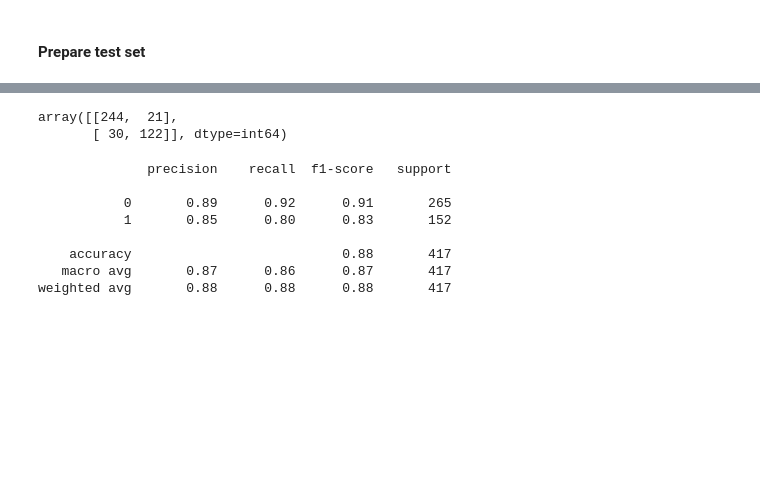
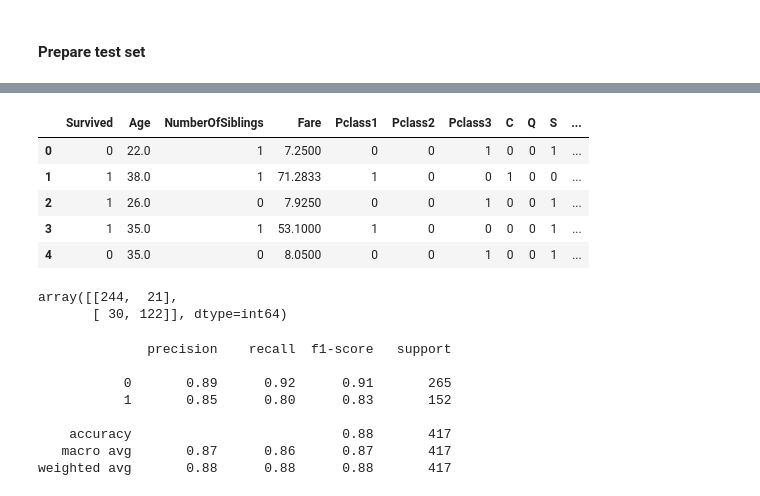
Before and after one commit to bartoszpiechnik25/DataScience, a Jupyter notebook: Titanic.ipynb, the cells around one changed output, grey strips where cells are left out. Saved outputs shown, nothing was run; the diff lists cells and outputs as text; code cells hidden in the pictures; blank space fills up the shorter version.

Commit message:
Finished Titanic Project

```diff
--- a/Titanic.ipynb
+++ b/Titanic.ipynb
@@ -314,10 +318,18 @@ test_set.head()
+# %%
+titanic.head()
+# %% [output]
+|  | Survived | Age | NumberOfSiblings | Fare | Pclass1 | Pclass2 | Pclass3 | C | Q | S | ... |
+| 0 | 0 | 22.0 | 1 | 7.2500 | 0 | 0 | 1 | 0 | 0 | 1 | ... |
+| 1 | 1 | 38.0 | 1 | 71.2833 | 1 | 0 | 0 | 1 | 0 | 0 | ... |
+| 2 | 1 | 26.0 | 0 | 7.9250 | 0 | 0 | 1 | 0 | 0 | 1 | ... |
+| 3 | 1 | 35.0 | 1 | 53.1000 | 1 | 0 | 0 | 0 | 0 | 1 | ... |
+| 4 | 0 | 35.0 | 0 | 8.0500 | 0 | 0 | 1 | 0 | 0 | 1 | ... |
 # %%
-test_set_predicitons = logistic_model.predict(test_set.drop('Survived', axis=1).values)
+test_set_predicitons = logistic_model.predict(test_set.drop(columns='Survived',axis=1).values)
+confusion_matrix(test_set['Survived'].values,test_set_predicitons)
+# %% [output]
+array([[244,  21],
+       [ 30, 122]], dtype=int64)
-# %%
-confusion_matrix(test_set['Survived'].values,test_set_predicitons)
-# %% [output]
-array([[244,  21],
-       [ 30, 122]], dtype=int64)
 # %%
 print(classification_report(test_set['Survived'].values,test_set_predicitons))
 # %% [output]
```
Also changed, not shown: parts of 2 cells of this notebook, 3 other files.
